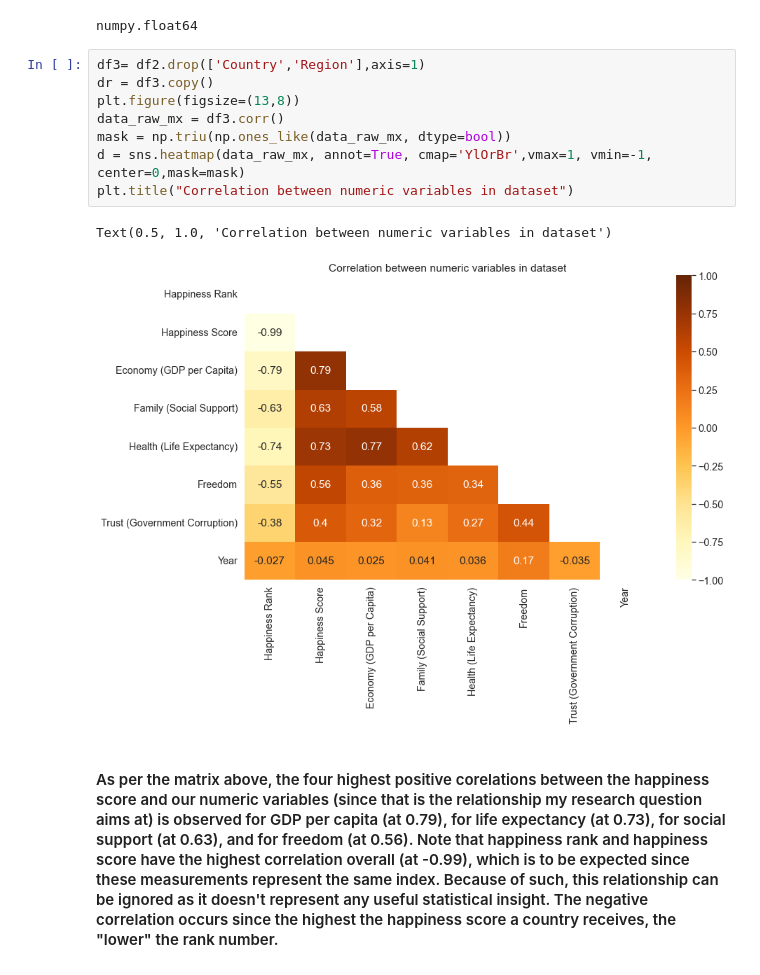
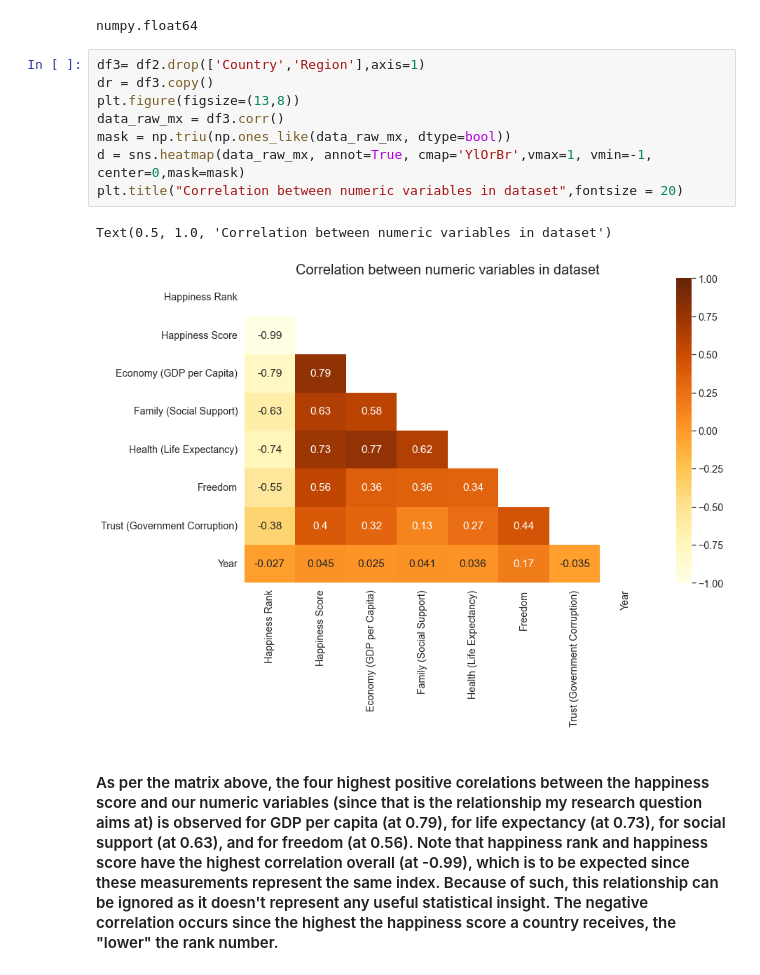
Before and after one commit to ubco-W2022T1-cosc301/project-group47, a Jupyter notebook: notebooks/analysis1.ipynb, the cells around one changed output. Drawn from its saved outputs; the diff is of its cells as text.

```diff
--- a/notebooks/analysis1.ipynb
+++ b/notebooks/analysis1.ipynb
@@ -229,14 +229,14 @@ numpy.float64
 # %%
 df3= df2.drop(['Country','Region'],axis=1)
 dr = df3.copy()
 plt.figure(figsize=(13,8))
 data_raw_mx = df3.corr()
 mask = np.triu(np.ones_like(data_raw_mx, dtype=bool))
 d = sns.heatmap(data_raw_mx, annot=True, cmap='YlOrBr',vmax=1, vmin=-1, center=0,mask=mask)
-plt.title("Correlation between numeric variables in dataset")
+plt.title("Correlation between numeric variables in dataset",fontsize = 20)
 # %% [output]
 Text(0.5, 1.0, 'Correlation between numeric variables in dataset')
-[figure, old version]
+[figure, new version]
 # %% [markdown]
 #### As per the matrix above, the four highest positive corelations between the happiness score and our numeric variables (since that is the relationship my research question aims at) is observed for GDP per capita (at 0.79), for life expectancy (at 0.73), for social support (at 0.63), and for  freedom (at 0.56). Note that happiness rank and happiness score have the highest correlation overall (at -0.99), which is to be expected since these measurements represent the same index. Because of such, this relationship can be ignored as it doesn't represent any useful statistical insight. The negative correlation occurs since the highest the happiness score a country receives, the "lower" the rank number.
 # %%
```
Also changed, not shown: parts of 5 cells of this notebook.
